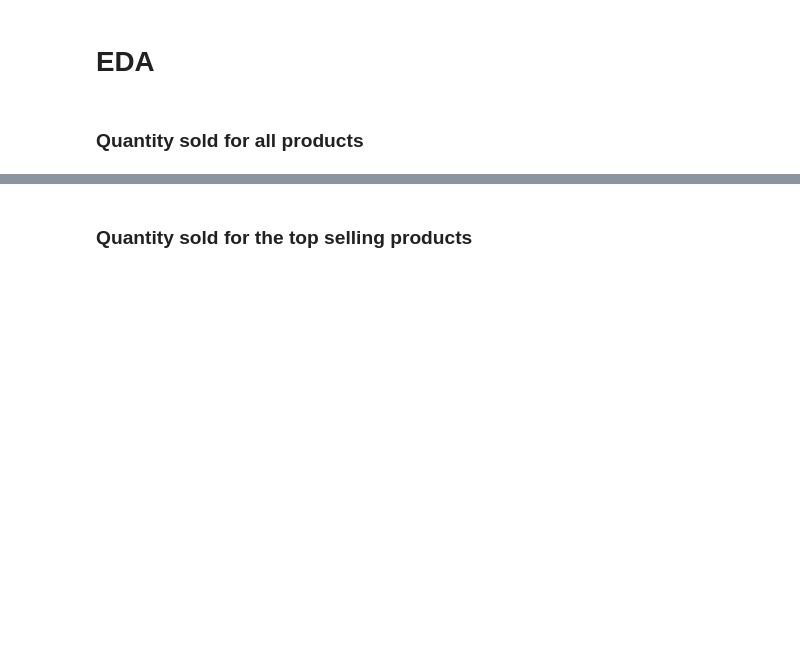
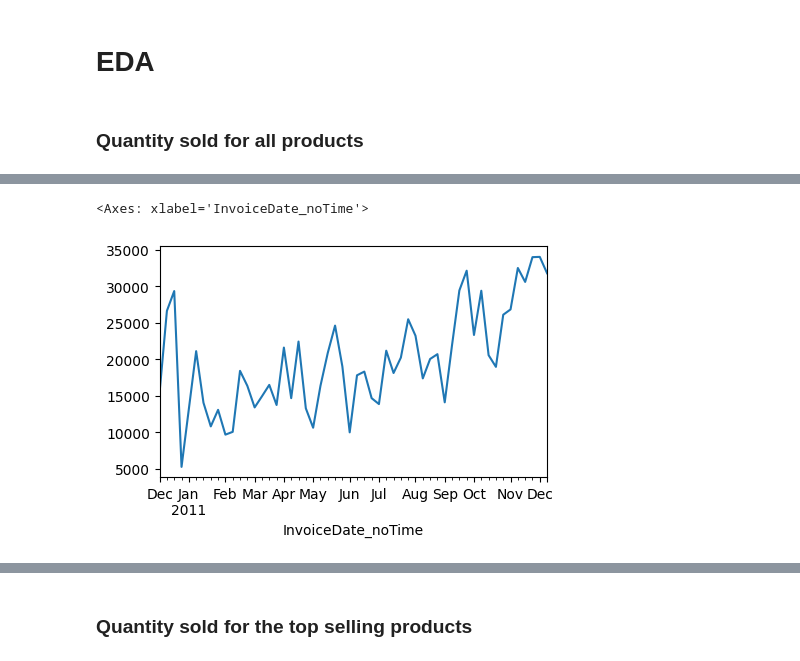
Before and after one commit to dimitsagk/ClientClustering_InventoryForecast, a Jupyter notebook: notebooks/04_InventoryForecast_ML-notebook.ipynb, the cells around one changed output, grey strips where cells are left out. Cells and saved outputs as stored; diff of their text form; code cells hidden in the pictures; blank space fills up the shorter version.

```diff
--- a/notebooks/04_InventoryForecast_ML-notebook.ipynb
+++ b/notebooks/04_InventoryForecast_ML-notebook.ipynb
@@ -142,0 +171,5 @@ df.groupby('InvoiceDate_noTime')['Quantity'].sum().plot(figsize=(10, 6))
+# %%
+df_fltrd_2.groupby(df_fltrd_2['InvoiceDate_noTime'].dt.to_period('W'))['Quantity'].sum().plot(figsize=(5, 3))
+# %% [output]
+<Axes: xlabel='InvoiceDate_noTime'>
+[figure, added]
```
Also changed, not shown: parts of 80 cells of this notebook.
